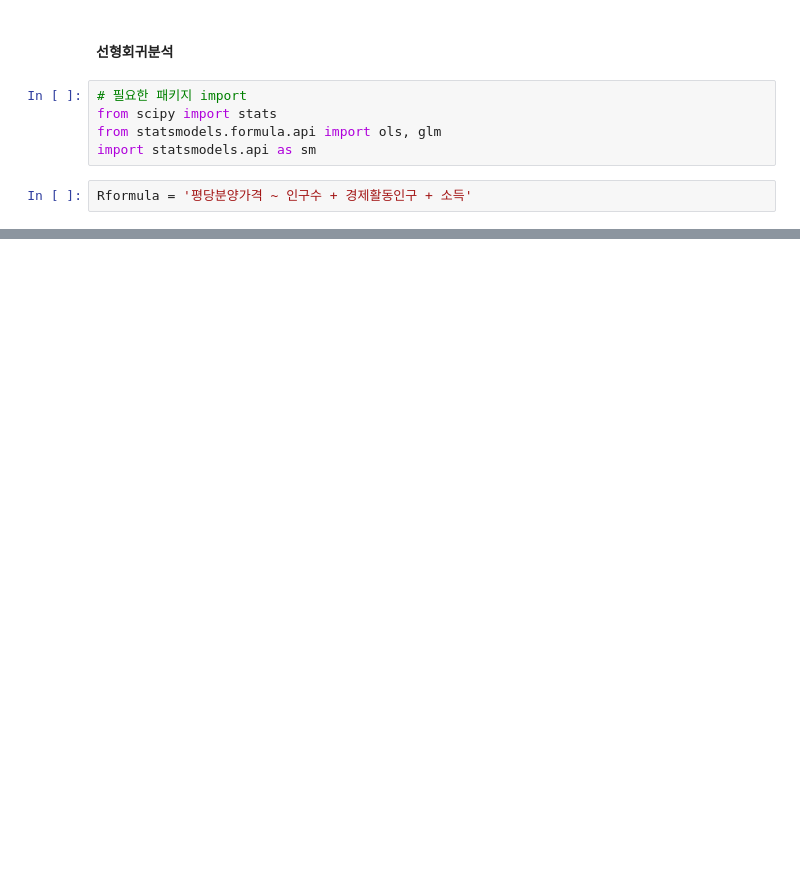
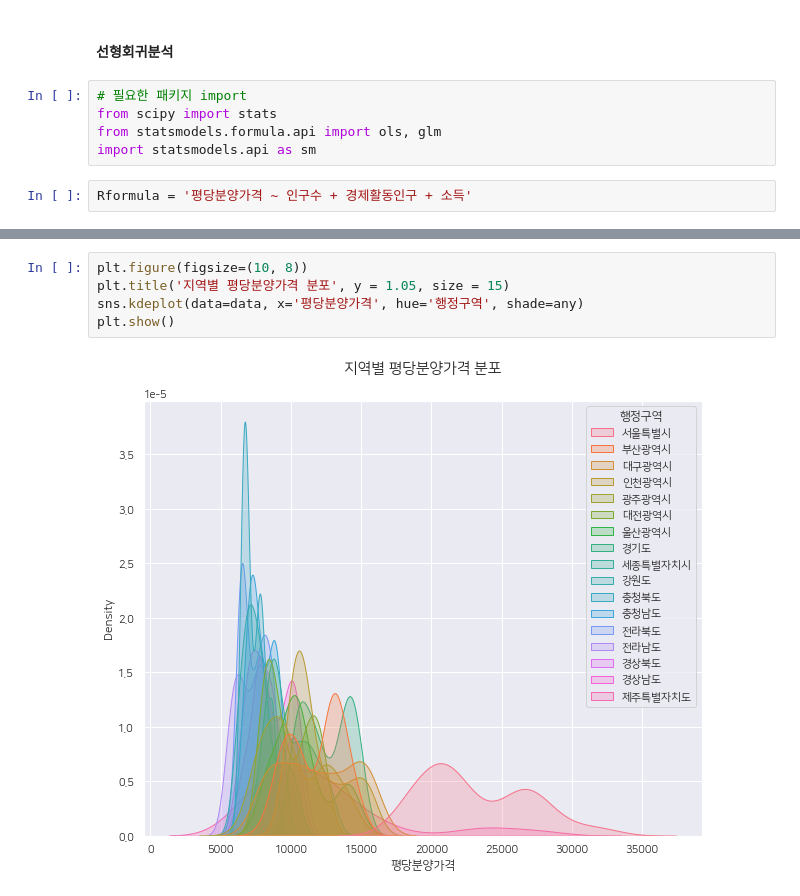
Before and after one commit to winwin-jang-gu/APT_price, a Jupyter notebook: project/apt_visual.ipynb, the cells around one changed output, grey strips where cells are left out. Drawn from its saved outputs; the diff is of its cells as text; blank space fills up the shorter version.

```diff
--- a/project/apt_visual.ipynb
+++ b/project/apt_visual.ipynb
@@ -274,0 +299,7 @@ eval_env: 1
+# %%
+plt.figure(figsize=(10, 8))
+plt.title('지역별 평당분양가격 분포', y = 1.05, size = 15)
+sns.kdeplot(data=data, x='평당분양가격', hue='행정구역', shade=any)
+plt.show()
+# %% [output]
+[figure, added]
```
Also changed, not shown: parts of 24 cells of this notebook.
